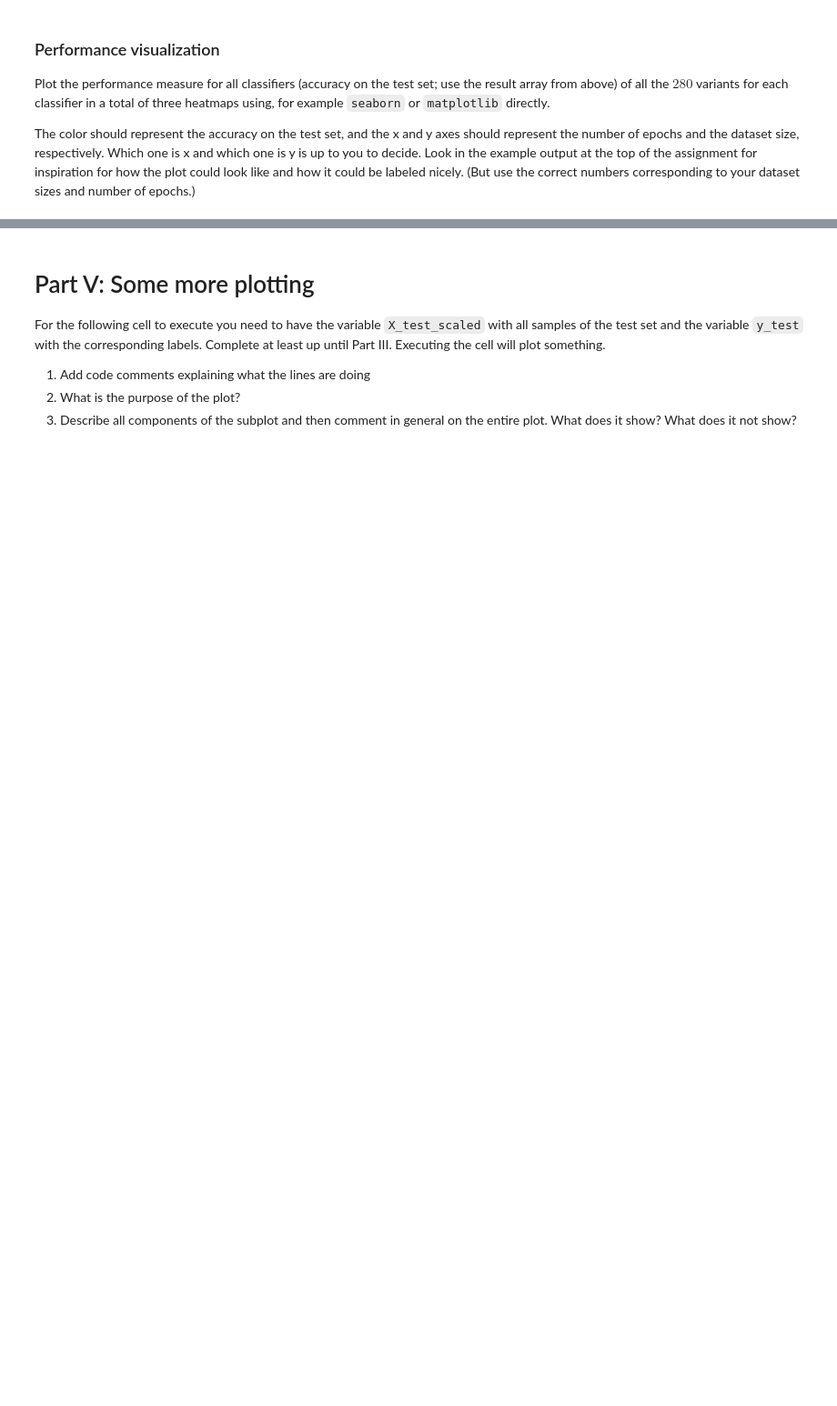
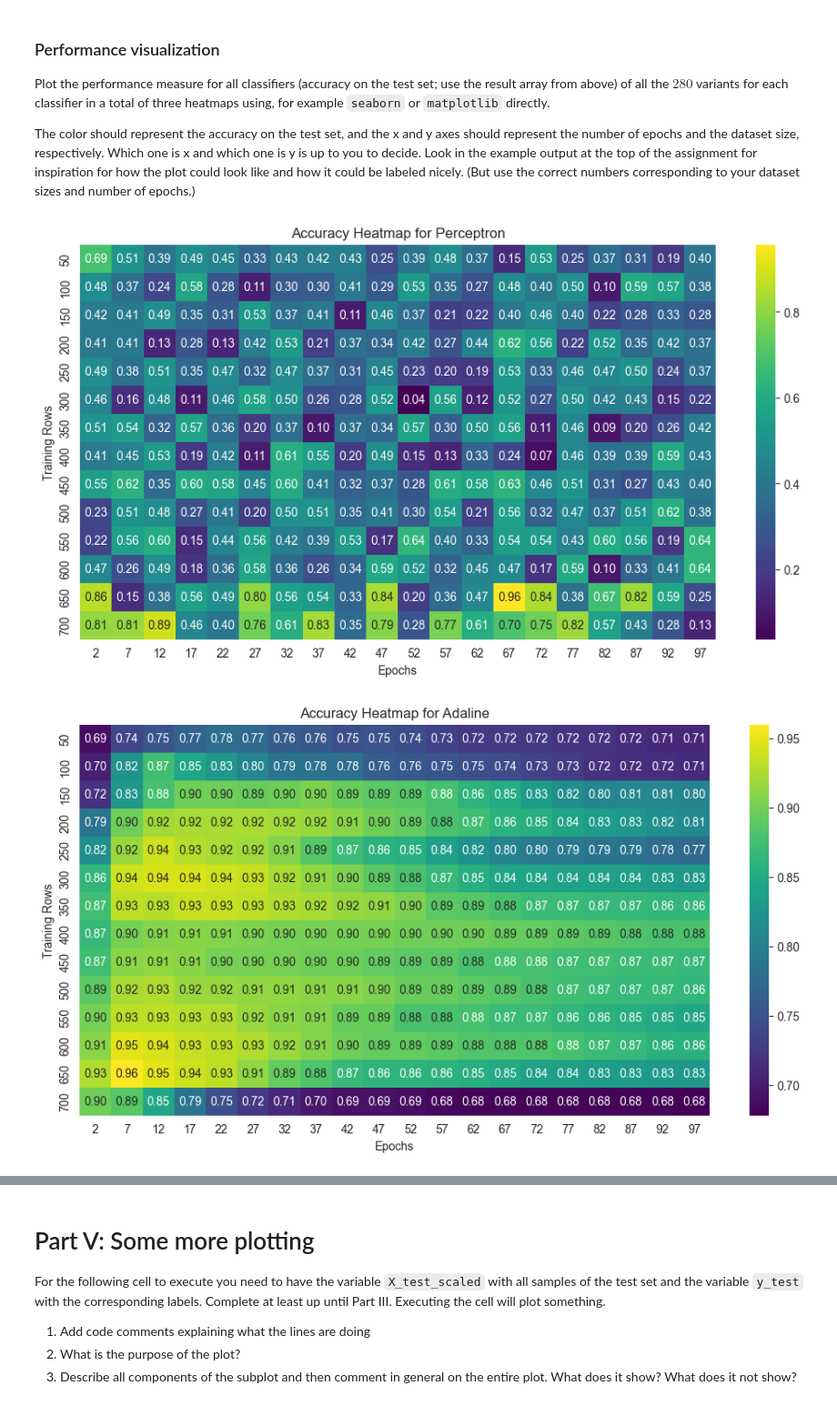
Before and after one commit to jwestpla/DAT200_compulsaries, a Jupyter notebook: CA2/CA2.ipynb, the cells around one changed output, grey strips where cells are left out. Shown at 91% size. Cells and saved outputs as stored; diff of their text form; code cells hidden in the pictures; blank space fills up the shorter version.

```diff
--- a/CA2/CA2.ipynb
+++ b/CA2/CA2.ipynb
@@ -395,0 +448,22 @@ Which one is x and which one is y is up to you to decide. Look in the example ou
+# %%
+# Insert your code below
+# ======================
+
+model_names = ["Perceptron", "Adaline", "LogisticRegression"]
+epoch_values = [2 + 5 * j for j in range(20)]
+row_values = [50 + 50 * i for i in range(14)]
+accuracy_data = accuracy_matrix[model_idx]
+
+for model_idx, model_name in enumerate(model_names):
+    plt.figure(figsize=(12, 6))
+
+    accuracy_data = accuracy_matrix[model_idx]  # Shape (14, 20)
+    sns.heatmap(accuracy_data, annot=True, fmt=".2f", xticklabels=epoch_values, yticklabels=row_values, cmap="viridis")
+
+    plt.xlabel("Epochs")
+    plt.ylabel("Training Rows")
+    plt.title(f"Accuracy Heatmap for {model_name}")
+    plt.show()
+# %% [output]
+[figure, added]
+[figure, added]
```
Also changed, not shown: parts of 7 cells of this notebook.
